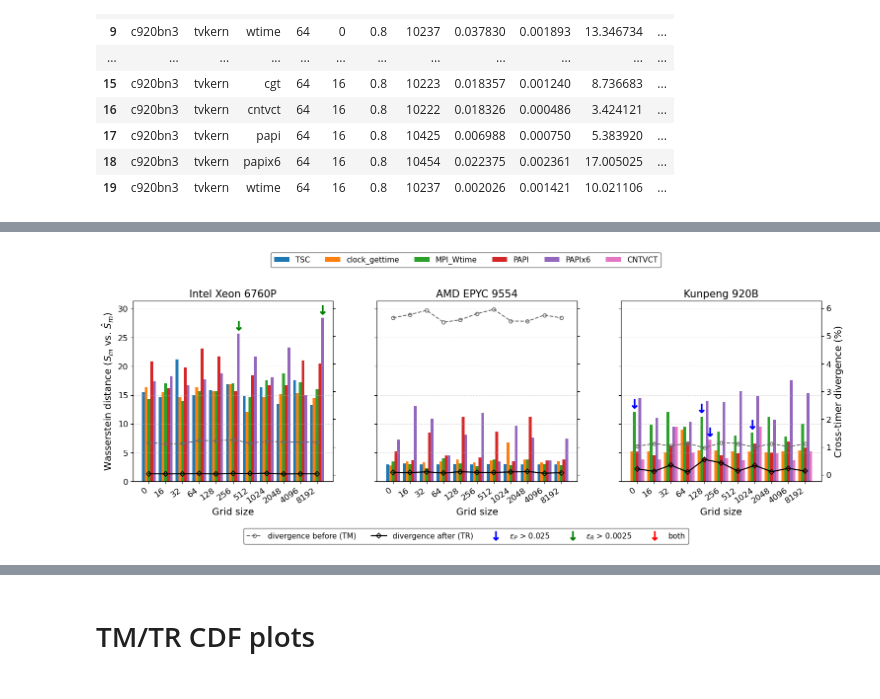
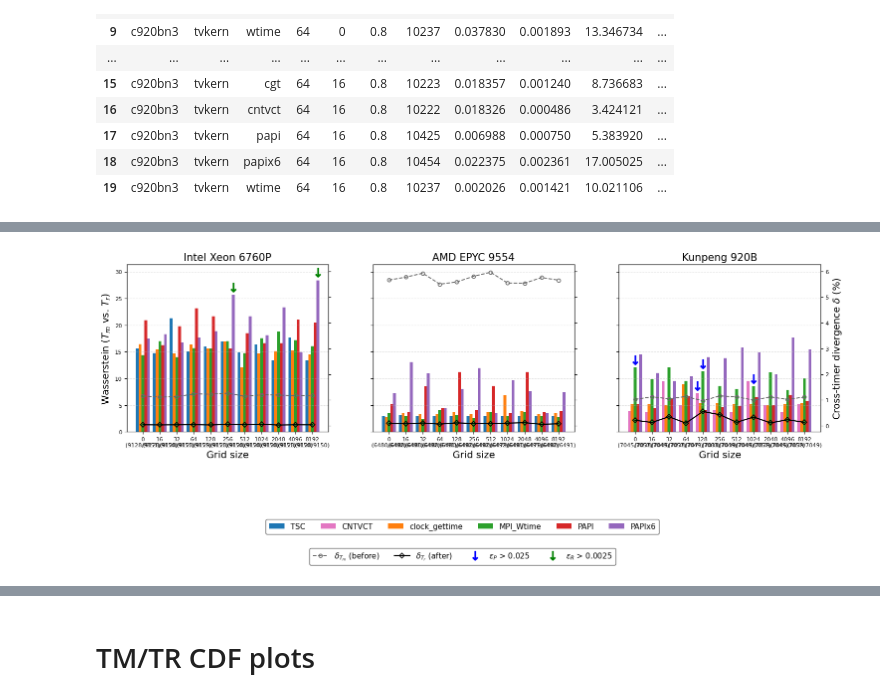
Before and after one commit to HunterHan/TacVar, a Jupyter notebook: src/vkern/plot_entry_filt.tvkern.0617.ipynb, the cells around one changed output, grey strips where cells are left out. Drawn from its saved outputs; the diff is of its cells as text; code cells hidden in the pictures.

```diff
--- a/src/vkern/plot_entry_filt.tvkern.0617.ipynb
+++ b/src/vkern/plot_entry_filt.tvkern.0617.ipynb
@@ -155,7 +155,7 @@ def timer_label(timer):
 
 
 def timer_sort_key(timer):
-    order = ['tsc', 'tsc_fence', 'tsc_native', 'cgt', 'clock_gettime', 'wtime', 'mpi_wtime', 'papi', 'papix6', 'likwid']
+    order = ['tsc', 'tsc_fence', 'tsc_native', 'cntvct', 'cntvcto', 'cgt', 'clock_gettime', 'wtime', 'mpi_wtime', 'papi', 'papix6', 'likwid']
     return (order.index(timer) if timer in order else len(order), timer)
 
 
@@ -364,9 +364,9 @@ df[['host', 'kernel', 'timer', 'np', 'size', 'ratio', 'nsamp', 'ep', 'er', 'wd',
 | 18 | c920bn3 | tvkern | papix6 | 64 | 16 | 0.8 | 10454 | 0.022375 | 0.002361 | 17.005025 | ... |
 | 19 | c920bn3 | tvkern | wtime | 64 | 16 | 0.8 | 10237 | 0.002026 | 0.001421 | 10.021106 | ... |
 # %%
-# Cross-timer divergence before (TM) / after (TR) + ep/er threshold indicators
-# divergence d = mean_t WD(timer, ref) / mean(ref measured time);  ref: x86->tsc, ARM->cntvct.
-# d uses measured (TM) dists for "before" and filtered (TR) dists for "after"; lower = timers more consistent.
+# Cross-timer divergence before (T_m) / after (T_r) + ep/er threshold indicators (tvkern)
+# divergence delta = mean_t WD(timer, ref) / mean(ref measured time);  ref: x86->tsc, ARM->cntvct.
+# reduction = (sum WD_tm - sum WD_tr) / sum WD_tm  (deviation reduction ratio; column only).
 from scipy.stats import wasserstein_distance
 from matplotlib.lines import Line2D
 
@@ -375,6 +375,16 @@ REF_TIMER_BY_HOST = {'cgnr6760pn2': 'tsc', 'camd9554n1': 'tsc', 'c920bn3': 'cntv
 # ---- thresholds (tune here) ----
 EP_THRESHOLD = 0.025   # eps_P over this -> flag (paper nominal 0.3; lowered to match tvkern data scale)
 ER_THRESHOLD = 0.0025  # eps_R over this -> flag (paper nominal 0.1; lowered to match tvkern data scale)
+
+# ---- fonts (tune here) ----
+TITLE_FONTSIZE = 15
+AXIS_LABEL_FONTSIZE = 14
+TICK_FONTSIZE = 8
+LEGEND_FONTSIZE = 11
+ARROW_FONTSIZE = 13
+# legend vertical offsets (more negative = lower); timer legend above, divergence legend below
+TIMER_LEGEND_Y = -0.15
+DIV_LEGEND_Y = -0.27
 
 
 def _wd_seq(a, b):
@@ -386,9 +396,9 @@ def _wd_seq(a, b):
 
 
 def divergence_table(src, group_keys):
-    """Relative cross-timer divergence before (TM) and after (TR) filtering.
-    d = mean over non-ref timers of WD(timer, ref) / mean(ref measured time);
-    same base for before/after, so the two levels are directly comparable."""
+    """Cross-timer divergence before (TM) and after (TR), plus deviation reduction ratio.
+    delta = mean over non-ref timers of WD(timer, ref) / mean(ref measured time); same base
+    for before/after so the two levels are comparable. reduction = (sum_tm - sum_tr)/sum_tm."""
     rows = []
     for gv, g in src.groupby(group_keys):
         gd = dict(zip(group_keys, gv if isinstance(gv, tuple) else (gv,)))
@@ -409,6 +419,9 @@ def divergence_table(src, group_keys):
                 tm_ds.append(d_tm)
             if np.isfinite(d_tr):
                 tr_ds.append(d_tr)
+        s_tm = float(np.sum(tm_ds)) if tm_ds else np.nan
+        s_tr = float(np.sum(tr_ds)) if tr_ds else np.nan
+        gd['reduction'] = (s_tm - s_tr) / s_tm if (np.isfinite(s_tm) and s_tm > 0) else np.nan
         if np.isfinite(base) and base > 0:
             gd['d_before'] = (np.mean(tm_ds) / base) if tm_ds else np.nan
             gd['d_after'] = (np.mean(tr_ds) / base) if tr_ds else np.nan
@@ -431,11 +444,6 @@ def _flag_color(ep_v, er_v):
 
 
 metric_bar = 'wd'
-AXIS_LABEL_FONTSIZE = 14
-TICK_FONTSIZE = 12
-TITLE_FONTSIZE = 15
-LEGEND_FONTSIZE = 11
-ARROW_FONTSIZE = 13
 
 for ratio, ratio_df in df.groupby('ratio', sort=True):
     plot_df = ratio_df.copy()
@@ -449,7 +457,7 @@ for ratio, ratio_df in df.groupby('ratio', sort=True):
     if not hosts:
         continue
     refs = {HOST_LABELS.get(h, h): REF_TIMER_BY_HOST.get(h) for h in hosts}
-    print(f'[WD / divergence TM->TR + eps]  tvkern  {SHUFFLE_LABEL}  nsampRatio={ratio:g}  hosts(L->R)={[HOST_LABELS.get(h, h) for h in hosts]}  ref_by_host={refs}')
+    print(f'[WD / divergence Tm->Tr + eps]  tvkern  {SHUFFLE_LABEL}  nsampRatio={ratio:g}  hosts(L->R)={[HOST_LABELS.get(h, h) for h in hosts]}  ref_by_host={refs}')
 
     gmax = np.nanmax(plot_df[metric_bar].to_numpy(dtype=float)) if len(plot_df) else 1.0
     if not np.isfinite(gmax) or gmax <= 0:
@@ -459,11 +467,13 @@ for ratio, ratio_df in df.groupby('ratio', sort=True):
     fig, axes = plt.subplots(1, len(hosts), figsize=(6.0 * len(hosts), 4.8), sharey=True, constrained_layout=False)
     axes = np.atleast_1d(axes)
 
-    bar_legend = {}
+    bar_handles = {}          # keyed by timer -> handle, for ordered legend
     right_axes = []
     before_handle = after_handle = None
+    any_red = False
     for ax1, host in zip(axes, hosts):
         host_df = plot_df[plot_df['host'] == host].copy()
+        ref_timer = REF_TIMER_BY_HOST.get(host)
         timers = sorted(host_df['timer'].unique(), key=timer_sort_key)
         x = np.arange(len(size_order))
         width = 0.82 / max(len(timers), 1)
@@ -472,7 +482,7 @@ for ratio, ratio_df in df.groupby('ratio', sort=True):
             offset = (i - (len(timers) - 1) / 2) * width
             heights = sub[metric_bar].to_numpy(dtype=float)
             b = ax1.bar(x + offset, heights, width=width, label=timer_label(timer), color=TIMER_COLORS.get(timer))
-            bar_legend.setdefault(timer_label(timer), b)
+            bar_handles.setdefault(timer, b)
             ep_arr = sub['ep'].to_numpy(dtype=float)
             er_arr = sub['er'].to_numpy(dtype=float)
             for j in range(len(size_order)):
@@ -482,17 +492,29 @@ for ratio, ratio_df in df.groupby('ratio', sort=True):
                 c = _flag_color(ep_arr[j], er_arr[j])
                 if c is None:
                     continue
+                if c == 'red':
+                    any_red = True
                 ax1.plot(x[j] + offset, h + arrow_dy, marker=r'$\downarrow$', linestyle='None',
                          color=c, markersize=ARROW_FONTSIZE, markeredgewidth=1.0, zorder=6, clip_on=False)
 
         ax1.set_title(HOST_LABELS.get(host, host), fontsize=TITLE_FONTSIZE)
         ax1.set_xlabel('Grid size', fontsize=AXIS_LABEL_FONTSIZE)
+        # x ticks: horizontal, with the ref timer's (tsc/cntvct) TM p25/p75 on a second line
+        xticklabels = []
+        for s in size_order:
+            rr = host_df[(host_df['timer'] == ref_timer) & (host_df['size'] == int(s))]
+            if len(rr) and rr.iloc[0]['tm_seq'] is not None:
+                seq = np.asarray(rr.iloc[0]['tm_seq'], dtype=float)
+                p25, p75 = np.quantile(seq, 0.25), np.quantile(seq, 0.75)
+                xticklabels.append(f'{s}\n({p25:.0f}/{p75:.0f})')
+            else:
+                xticklabels.append(f'{s}')
         ax1.set_xticks(x)
-        ax1.set_xticklabels(size_order, rotation=35, ha='right', fontsize=TICK_FONTSIZE)
+        ax1.set_xticklabels(xticklabels, rotation=0, fontsize=TICK_FONTSIZE)
         ax1.grid(axis='y', linestyle='--', alpha=0.35)
         ax1.tick_params(axis='y', labelsize=TICK_FONTSIZE)
         if ax1 is axes[0]:
-            ax1.set_ylabel(r'Wasserstein distance ($S_m$ vs. $\hat{S}_m$)', fontsize=AXIS_LABEL_FONTSIZE)
+            ax1.set_ylabel(r'Wasserstein ($T_m$ vs. $T_r$)', fontsize=AXIS_LABEL_FONTSIZE)
 
         ax2 = ax1.twinx()
         right_axes.append(ax2)
@@ -513,27 +535,30 @@ for ratio, ratio_df in df.groupby('ratio', sort=True):
         for j, ax in enumerate(right_axes):
             ax.set_ylim(rylim)
             if j == len(right_axes) - 1:
-                ax.set_ylabel('Cross-timer divergence (%)', fontsize=AXIS_LABEL_FONTSIZE)
+                ax.set_ylabel(r'Cross-timer divergence $\delta$ (%)', fontsize=AXIS_LABEL_FONTSIZE)
             else:
                 ax.set_yticklabels([])
 
-    fig.legend(list(bar_legend.values()), list(bar_legend.keys()),
-               ncol=min(6, max(1, len(bar_legend))), fontsize=LEGEND_FONTSIZE,
-               loc='upper center', bbox_to_anchor=(0.5, 1.10),
+    # timer legend (ordered by timer_sort_key), placed at the bottom
+    ordered_timers = sorted(bar_handles, key=timer_sort_key)
+    fig.legend([bar_handles[t] for t in ordered_timers], [timer_label(t) for t in ordered_timers],
+               ncol=min(6, max(1, len(ordered_timers))), fontsize=LEGEND_FONTSIZE,
+               loc='upper center', bbox_to_anchor=(0.5, TIMER_LEGEND_Y),
                frameon=True, framealpha=0.95, edgecolor='0.35', borderpad=0.45)
 
+    # divergence legend (below): delta lines + eps arrows (+both only if drawn)
     arrow_proxies = [
         Line2D([0], [0], marker=r'$\downarrow$', linestyle='None', color='blue', markersize=ARROW_FONTSIZE, label=fr'$\epsilon_P$ > {EP_THRESHOLD:g}'),
         Line2D([0], [0], marker=r'$\downarrow$', linestyle='None', color='green', markersize=ARROW_FONTSIZE, label=fr'$\epsilon_R$ > {ER_THRESHOLD:g}'),
-        Line2D([0], [0], marker=r'$\downarrow$', linestyle='None', color='red', markersize=ARROW_FONTSIZE, label='both'),
     ]
-    bottom_handles = [before_handle, after_handle] + arrow_proxies
-    bottom_labels = ['divergence before (TM)', 'divergence after (TR)'] + [h.get_label() for h in arrow_proxies]
-    fig.legend(bottom_handles, bottom_labels,
-               ncol=min(5, len(bottom_labels)), fontsize=LEGEND_FONTSIZE,
-               loc='lower center', bbox_to_anchor=(0.5, -0.16),
+    if any_red:
+        arrow_proxies.append(Line2D([0], [0], marker=r'$\downarrow$', linestyle='None', color='red', markersize=ARROW_FONTSIZE, label='both'))
+    div_handles = [before_handle, after_handle] + arrow_proxies
+    div_labels = [r'$\delta_{T_m}$ (before)', r'$\delta_{T_r}$ (after)'] + [p.get_label() for p in arrow_proxies]
+    fig.legend(div_handles, div_labels, ncol=min(5, len(div_labels)), fontsize=LEGEND_FONTSIZE,
+               loc='upper center', bbox_to_anchor=(0.5, DIV_LEGEND_Y),
                frameon=True, framealpha=0.95, edgecolor='0.35', borderpad=0.45)
-    fig.subplots_adjust(bottom=0.12, top=0.88, wspace=0.22)
+    fig.subplots_adjust(bottom=0.20, top=0.90, wspace=0.22)
 
     if SAVE_FIG:
         for (kernel,), _g in plot_df.groupby(['kernel']):
@@ -547,2 +572,2 @@ for ratio, ratio_df in df.groupby('ratio', sort=True):
 /astrum/home/hpchzy/code/TacVar/src/vkern/plots_0615_tvkern_dsub/tvkern_dsub_cgnr6760pn2-shuffle2_camd9554n1-shuffle2_c920bn3-shuffle2_ratio0.5_wd_div_eper.png
-[figure, old version]
+[figure, new version]
```
Also changed, not shown: parts of 3 cells of this notebook, 14 other files.
